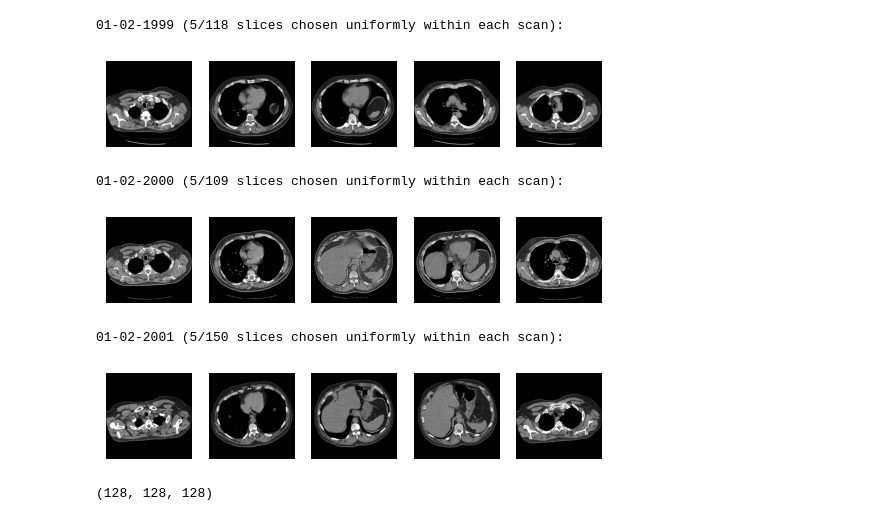
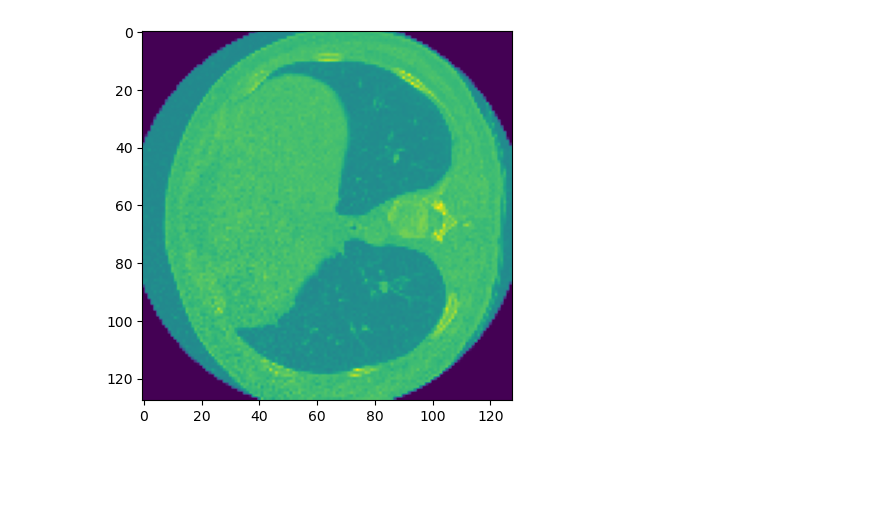
Before and after one commit to Miclin1024/NLST-Similar-Retrieval, a Jupyter notebook: notebook.ipynb, the cells around one changed output. Saved outputs shown, nothing was run; the diff lists cells and outputs as text; code cells hidden in the pictures; blank space fills up the shorter version.

```diff
--- a/notebook.ipynb
+++ b/notebook.ipynb
@@ -1,15 +1,33 @@
-# %%
-from data import *
-
-reader = NLSTDataReader(manifest=1663396252954)
-reader.visualize(100004)
-result = reader.read_uid('1.2.840.113654.2.55.122344168497038128022524906545138736420')
-print(result.shape)
-# %% [output]
-01-02-1999 (5/118 slices chosen uniformly within each scan):
-[figure, removed]
-01-02-2000 (5/109 slices chosen uniformly within each scan):
-[figure, removed]
-01-02-2001 (5/150 slices chosen uniformly within each scan):
-[figure, removed]
-(128, 128, 128)
+# %%
+import numpy as np
+
+from data import *
+from utils import window_image
+import matplotlib.pyplot as plt
+
+manager = DatasetManager(manifest=1663396252954)
+(original, transformed), target = manager.train_ds.__getitem__(0)
+
+# def visualize(self, patient_id: PatientID, window_width: int = 400, window_center: int = 40, date: str = None):
+#     patient_series_id = self.patient_series_index[patient_id]
+#     for series_id in patient_series_id:
+#         pixel_data, _ = self.read_series(series_id)
+#         print(f"{date} (5/{len(pixel_data)} slices chosen uniformly within each scan):")
+#         step_size = len(pixel_data) // 4
+#
+#         fig, axs = plt.subplots(1, 5)
+#         for index in range(5):
+#             dicom_data = pixel_data[index * step_size]
+#             _, _, intercept, slope = get_windowing(dicom_data)
+#             image = window_image(dicom_data.pixel_array,
+#                                  window_center, window_width, intercept, slope)
+#             axs[index].imshow(image, cmap=plt.cm.gray)
+#             axs[index].axis("off")
+#
+#         plt.show()
+# %%
+data = original.numpy()[0]
+plt.imshow(data[:, :, 50])
+plt.show()
+# %% [output]
+[figure, added]
```
Also changed, not shown: parts of 1 cell of this notebook, 5 other files.
